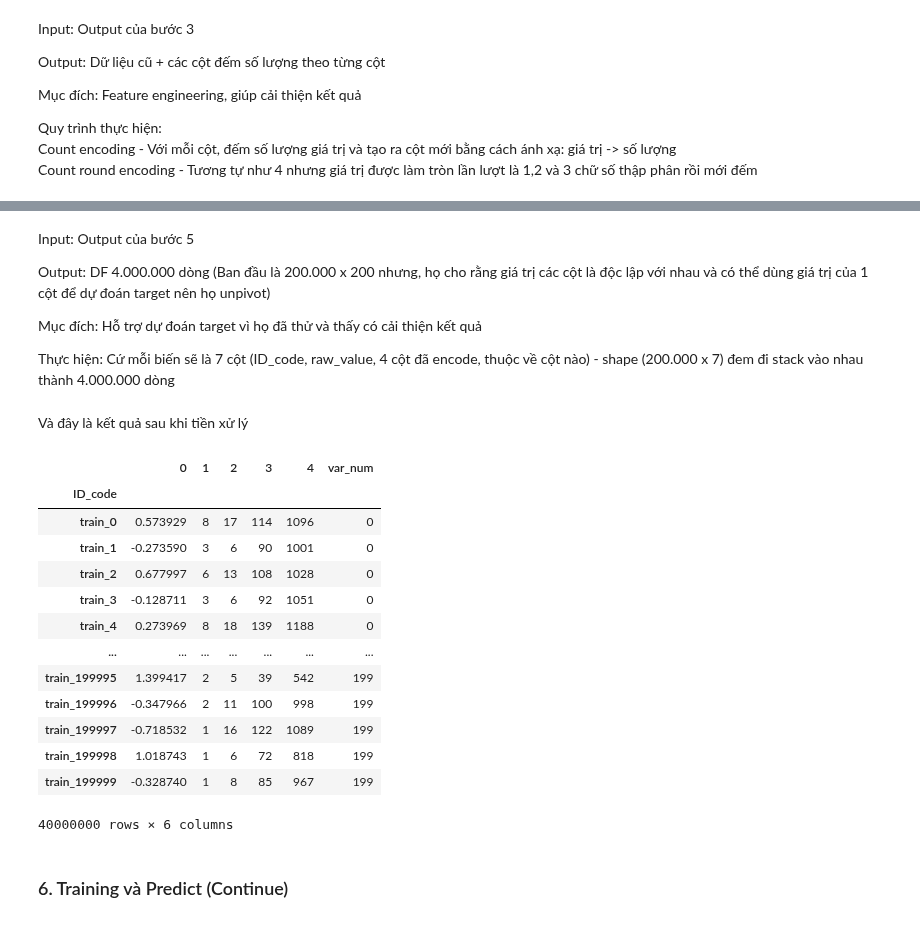
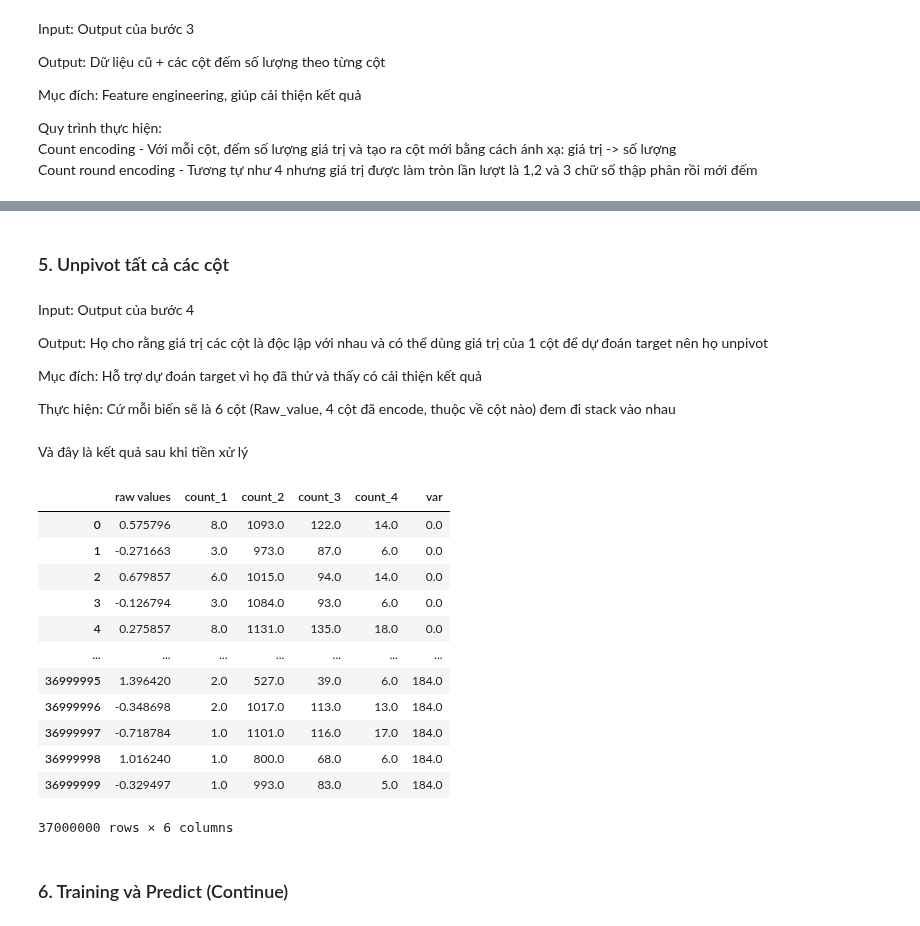
Before and after one commit to LonggConn/KHDL_UD_Group10, a Jupyter notebook: src/231121.ipynb, the cells around one changed output, grey strips where cells are left out. Saved outputs shown, nothing was run; the diff lists cells and outputs as text; code cells hidden in the pictures.

```diff
--- a/src/231121.ipynb
+++ b/src/231121.ipynb
@@ -219,6 +205,14 @@ Quy trình thực hiện:<br>
 Count encoding - Với mỗi cột, đếm số lượng giá trị và tạo ra cột mới bằng cách ánh xạ: giá trị -> số lượng<br>
 Count round encoding - Tương tự như 4 nhưng giá trị được làm tròn lần lượt là 1,2 và 3 chữ số thập phân rồi mới đếm
 # %%
-def my_round(val, digit=0):
-        p = 10 ** digit
-        return (val * p * 2 + 1) // 2 / p
+# count encoding
+X_cnt = np.zeros((len(X), var_len * 4))
+
+for j in tqdm(range(var_len)):
+    for i in range(1, 4):
+        x = np.round(X[:, j], i+1)
+        dic = pd.value_counts(x).to_dict()
+        X_cnt[:, i+j*4] = pd.Series(x).map(dic)
+    x = X[:, j]
+    dic = pd.value_counts(x).to_dict()
+    X_cnt[:, j*4] = pd.Series(x).map(dic)
@@ -269,41 +219,46 @@ Wall time: 1min 47s
+# %% [markdown]
+### 5. Unpivot tất cả các cột
 # %% [markdown]
-Input: Output của bước 5
+Input: Output của bước 4
 
-Output: DF 4.000.000 dòng (Ban đầu là 200.000 x 200 nhưng, họ cho rằng giá trị các cột là độc lập với nhau và có thể dùng giá trị của 1 cột để dự đoán target nên họ unpivot)
+Output: Họ cho rằng giá trị các cột là độc lập với nhau và có thể dùng giá trị của 1 cột để dự đoán target nên họ unpivot
 
 Mục đích: Hỗ trợ dự đoán target vì họ đã thử và thấy có cải thiện kết quả
 
-Thực hiện: Cứ mỗi biến sẽ là 7 cột (ID_code, raw_value, 4 cột đã encode, thuộc về cột nào) - shape (200.000 x 7) đem đi stack vào nhau thành 4.000.000 dòng
+Thực hiện: Cứ mỗi biến sẽ là 6 cột (Raw_value, 4 cột đã encode, thuộc về cột nào) đem đi stack vào nhau
 # %%
-def arrange_dataset(df, cnum):
-    _dset = df.filter(regex=f'var_{cnum}$')
-    _dset.columns = list(range(_dset.shape[1]))
-    _dset = _dset.assign(var_num = cnum)
-    return _dset
+# raw + count feature
+X_raw = X.copy() # rename for readable
+del X; gc.collect()
+
+X = np.zeros((len(X_raw), var_len * 5))
+for j in tqdm(range(var_len)):
+    X[:, 5*j+1:5*j+5] = X_cnt[:, 4*j:4*j+4]
+    X[:, 5*j] = X_raw[:, j]
 # %%
-dset_list = []
-for cnum in range(200):
-    _dset = arrange_dataset(all_feature_df.loc[train_id], cnum)
-    dset_list.append(_dset)
-
-concat_X_train = pd.concat(dset_list, axis=0)
-concat_X_train['var_num'] = concat_X_train['var_num'].astype('category')
+# treat each var as same
+X_train_concat = np.concatenate([
+    np.concatenate([
+        X[:200000, 5*cnum:5*cnum+5],
+        np.ones((len(y_train), 1)).astype("int")*cnum
+    ], axis=1) for cnum in range(var_len)], axis=0)
+y_train_concat = np.concatenate([y_train for cnum in range(var_len)], axis=0)
 # %% [markdown]
 Và đây là kết quả sau khi tiền xử lý
 # %%
-concat_X_train
+show = pd.DataFrame(X_train_concat, columns = ['raw values', 'count_1', 'count_2', 'count_3', 'count_4','var'])
+show
 # %% [output]
-|  | 0 | 1 | 2 | 3 | 4 | var_num |
-| ID_code |  |  |  |  |  |  |
-| train_0 | 0.573929 | 8 | 17 | 114 | 1096 | 0 |
-| train_1 | -0.273590 | 3 | 6 | 90 | 1001 | 0 |
-| train_2 | 0.677997 | 6 | 13 | 108 | 1028 | 0 |
-| train_3 | -0.128711 | 3 | 6 | 92 | 1051 | 0 |
-| train_4 | 0.273969 | 8 | 18 | 139 | 1188 | 0 |
+|  | raw values | count_1 | count_2 | count_3 | count_4 | var |
+| 0 | 0.575796 | 8.0 | 1093.0 | 122.0 | 14.0 | 0.0 |
+| 1 | -0.271663 | 3.0 | 973.0 | 87.0 | 6.0 | 0.0 |
+| 2 | 0.679857 | 6.0 | 1015.0 | 94.0 | 14.0 | 0.0 |
+| 3 | -0.126794 | 3.0 | 1084.0 | 93.0 | 6.0 | 0.0 |
+| 4 | 0.275857 | 8.0 | 1131.0 | 135.0 | 18.0 | 0.0 |
 | ... | ... | ... | ... | ... | ... | ... |
-| train_199995 | 1.399417 | 2 | 5 | 39 | 542 | 199 |
-| train_199996 | -0.347966 | 2 | 11 | 100 | 998 | 199 |
-| train_199997 | -0.718532 | 1 | 16 | 122 | 1089 | 199 |
-| train_199998 | 1.018743 | 1 | 6 | 72 | 818 | 199 |
-| train_199999 | -0.328740 | 1 | 8 | 85 | 967 | 199 |
+| 36999995 | 1.396420 | 2.0 | 527.0 | 39.0 | 6.0 | 184.0 |
+| 36999996 | -0.348698 | 2.0 | 1017.0 | 113.0 | 13.0 | 184.0 |
+| 36999997 | -0.718784 | 1.0 | 1101.0 | 116.0 | 17.0 | 184.0 |
+| 36999998 | 1.016240 | 1.0 | 800.0 | 68.0 | 6.0 | 184.0 |
+| 36999999 | -0.329497 | 1.0 | 993.0 | 83.0 | 5.0 | 184.0 |
-40000000 rows × 6 columns
+37000000 rows × 6 columns
```
Also changed, not shown: parts of 15 cells of this notebook.
